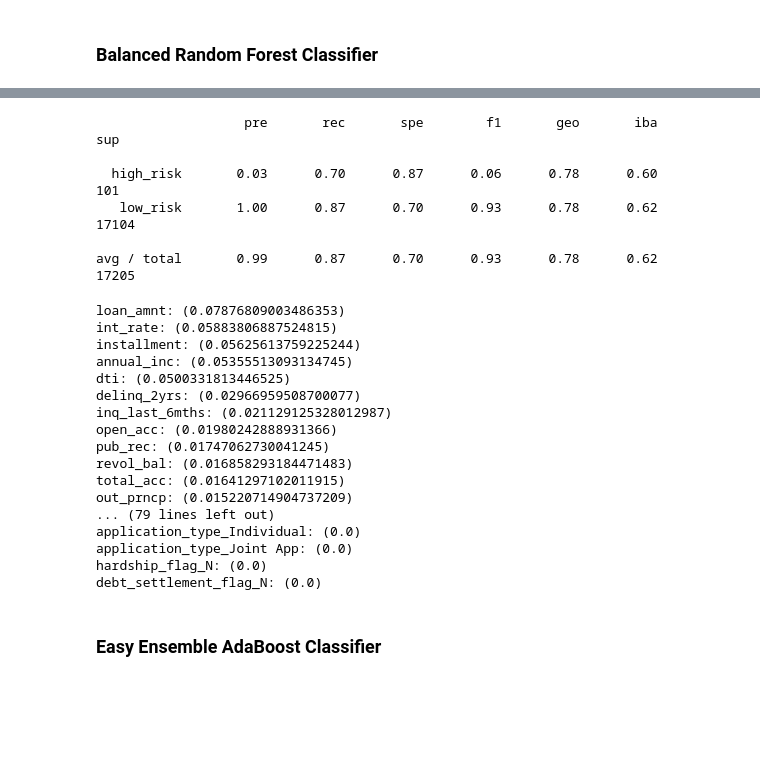
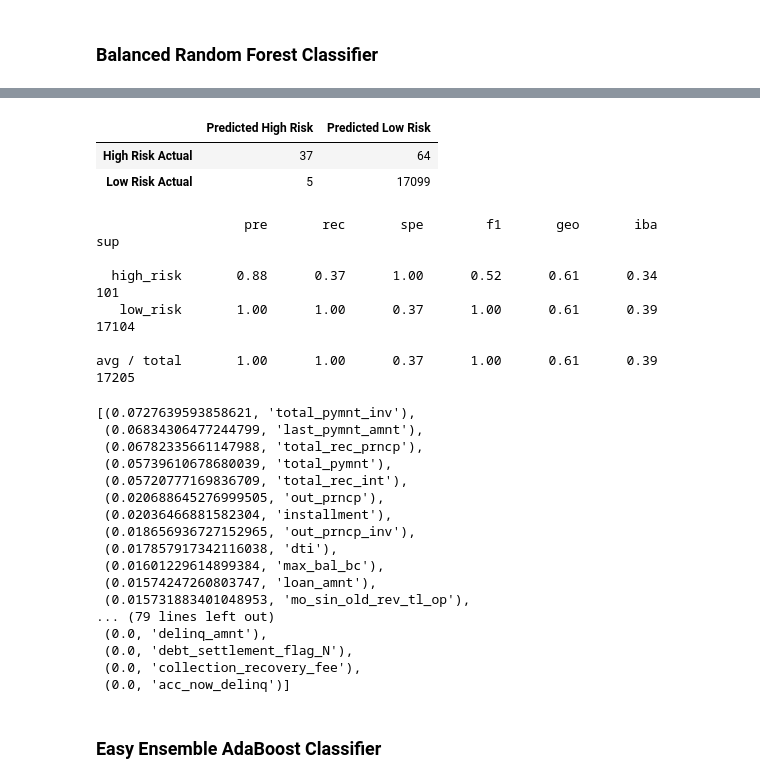
Before and after one commit to tamiespinosa/Credit_Risk_Analysis, a Jupyter notebook: credit_risk_ensemble.ipynb, the cells around one changed output, grey strips where cells are left out. Saved outputs shown, nothing was run; the diff lists cells and outputs as text; code cells hidden in the pictures; blank space fills up the shorter version.

```diff
--- a/credit_risk_ensemble.ipynb
+++ b/credit_risk_ensemble.ipynb
@@ -91,3 +87,11 @@ y = # YOUR CODE HERE
+# %%
+# Create our features
+X = X = df.copy()
+X = X.drop("loan_status", axis=1)
+X = pd.get_dummies(X, columns=["home_ownership","verification_status","issue_d","pymnt_plan","initial_list_status","next_pymnt_d","application_type","hardship_flag","debt_settlement_flag"])
+
+# Create our target
+y = df['loan_status'].to_frame()
 # %%
 X.describe()
 # %% [output]
@@ -110,7 +114,7 @@ high_risk      347
 Name: loan_status, dtype: int64
 # %%
 from sklearn.model_selection import train_test_split
-# YOUR CODE HERE
+X_train, X_test, y_train, y_test = train_test_split(X, y, random_state=1)
 # %% [markdown]
 # Ensemble Learners
 
@@ -127,4 +131,5 @@ Note: Use a random state of 1 for each algorithm to ensure consistency between t
 ### Balanced Random Forest Classifier
 # %%
 # Resample the training data with the BalancedRandomForestClassifier
-# YOUR CODE HERE
+rf_model = RandomForestClassifier(n_estimators=100, random_state=1)
+rf_model = rf_model.fit(X_train, y_train)
@@ -133,4 +136,6 @@ BalancedRandomForestClassifier(random_state=1)
 # %%
 # Calculated the balanced accuracy score
-# YOUR CODE HERE
+y_pred = rf_model.predict(X_test)
+
+balanced_accuracy_score(y_test, y_pred)
 # %% [output]
@@ -144,33 +143,46 @@ array([[   71,    30],
+# %%
+# Display the confusion matrix
+
+cm = confusion_matrix(y_test, y_pred)
+
+cm_df = pd.DataFrame(
+    cm,index=["High Risk Actual", "Low Risk Actual"], columns=["Predicted High Risk", "Predicted Low Risk"])
+cm_df
+# %% [output]
+|  | Predicted High Risk | Predicted Low Risk |
+| High Risk Actual | 37 | 64 |
+| Low Risk Actual | 5 | 17099 |
 # %%
 # Print the imbalanced classification report
-# YOUR CODE HERE
+
+print(classification_report_imbalanced(y_test, y_pred))
 # %% [output]
                    pre       rec       spe        f1       geo       iba       sup
 
-  high_risk       0.03      0.70      0.87      0.06      0.78      0.60       101
-   low_risk       1.00      0.87      0.70      0.93      0.78      0.62     17104
+  high_risk       0.88      0.37      1.00      0.52      0.61      0.34       101
+   low_risk       1.00      1.00      0.37      1.00      0.61      0.39     17104
 
-avg / total       0.99      0.87      0.70      0.93      0.78      0.62     17205
+avg / total       1.00      1.00      0.37      1.00      0.61      0.39     17205
 # %%
 # List the features sorted in descending order by feature importance
-# YOUR CODE HERE
+sorted(zip(rf_model.feature_importances_, X.columns), reverse=True)
 # %% [output]
-loan_amnt: (0.07876809003486353)
-int_rate: (0.05883806887524815)
-installment: (0.05625613759225244)
-annual_inc: (0.05355513093134745)
-dti: (0.0500331813446525)
-delinq_2yrs: (0.02966959508700077)
-inq_last_6mths: (0.021129125328012987)
-open_acc: (0.01980242888931366)
-pub_rec: (0.01747062730041245)
-revol_bal: (0.016858293184471483)
-total_acc: (0.01641297102011915)
-out_prncp: (0.015220714904737209)
+[(0.0727639593858621, 'total_pymnt_inv'),
+ (0.06834306477244799, 'last_pymnt_amnt'),
+ (0.06782335661147988, 'total_rec_prncp'),
+ (0.05739610678680039, 'total_pymnt'),
+ (0.05720777169836709, 'total_rec_int'),
+ (0.020688645276999505, 'out_prncp'),
+ (0.02036466881582304, 'installment'),
+ (0.018656936727152965, 'out_prncp_inv'),
+ (0.017857917342116038, 'dti'),
+ (0.01601229614899384, 'max_bal_bc'),
+ (0.01574247260803747, 'loan_amnt'),
+ (0.015731883401048953, 'mo_sin_old_rev_tl_op'),
 ... (79 lines left out)
-application_type_Individual: (0.0)
-application_type_Joint App: (0.0)
-hardship_flag_N: (0.0)
-debt_settlement_flag_N: (0.0)
+ (0.0, 'delinq_amnt'),
+ (0.0, 'debt_settlement_flag_N'),
+ (0.0, 'collection_recovery_fee'),
+ (0.0, 'acc_now_delinq')]
 # %% [markdown]
 ### Easy Ensemble AdaBoost Classifier
```
Also changed, not shown: parts of 11 cells of this notebook.
